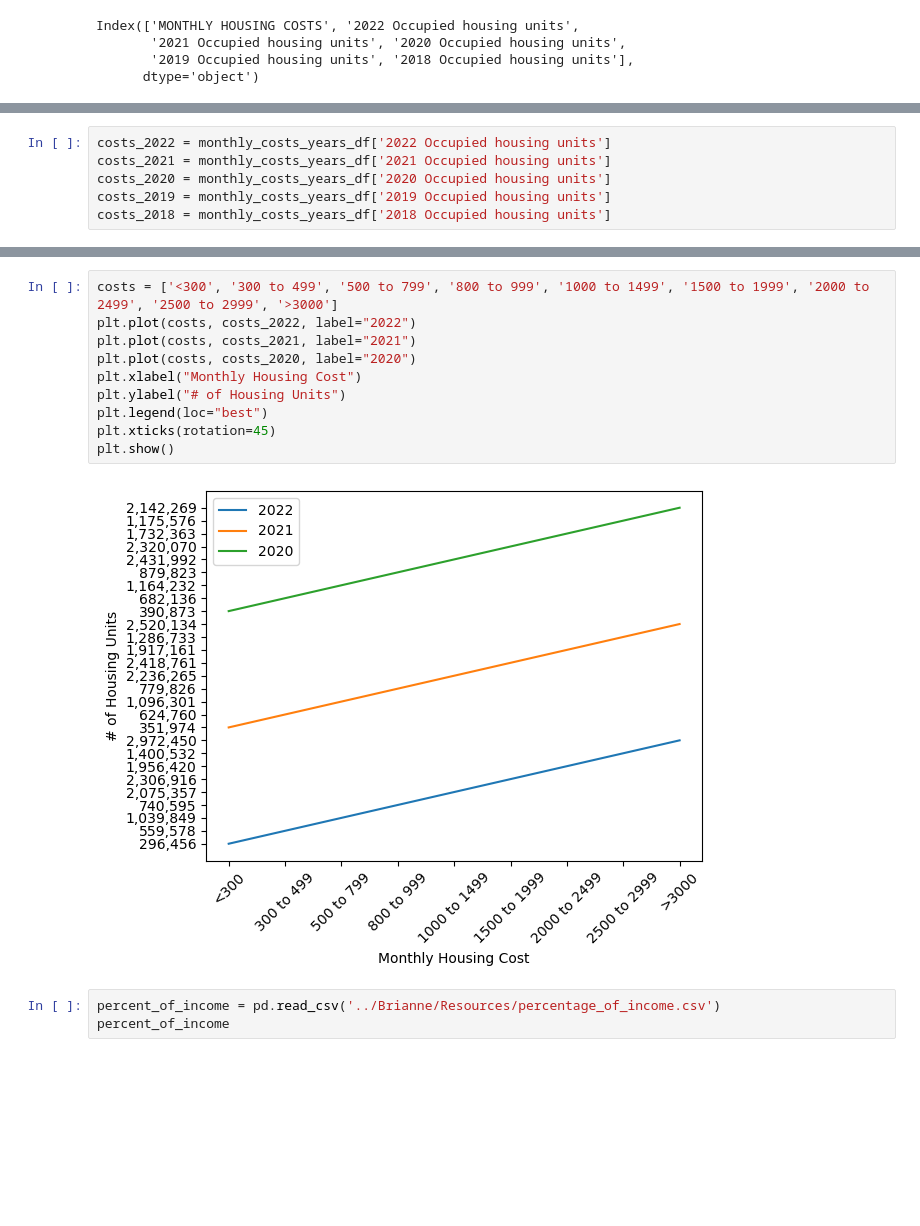
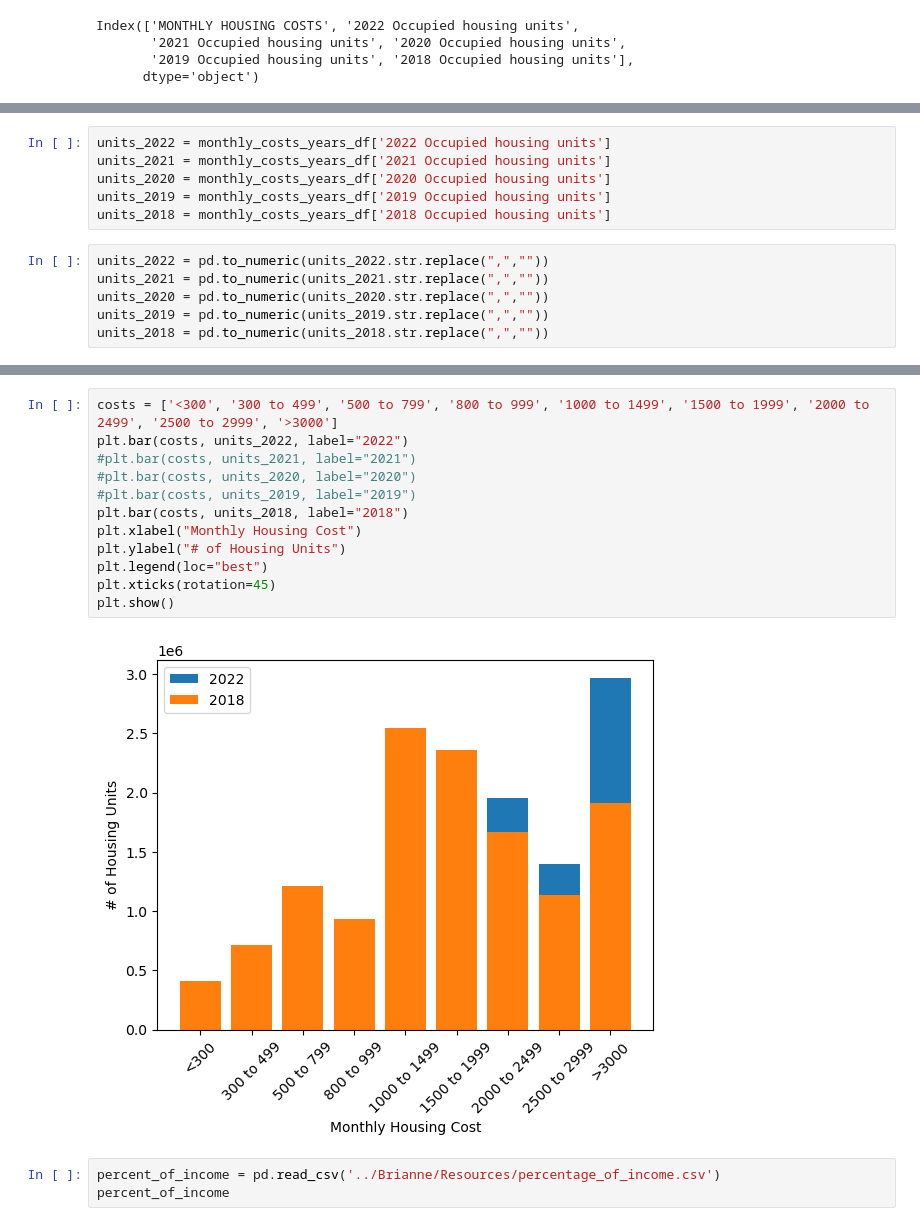
Before and after one commit to Xelven001/project_1_grp_2, a Jupyter notebook: Brianne/analysis_cleanup.ipynb, the cells around one changed output, grey strips where cells are left out. Drawn from its saved outputs; the diff is of its cells as text; blank space fills up the shorter version.

```diff
--- a/Brianne/analysis_cleanup.ipynb
+++ b/Brianne/analysis_cleanup.ipynb
@@ -142,6 +192,12 @@ monthly_costs_years_df.set_index('MONTHLY HOUSING COSTS')
 # %%
-costs_2022 = monthly_costs_years_df['2022 Occupied housing units']
-costs_2021 = monthly_costs_years_df['2021 Occupied housing units']
-costs_2020 = monthly_costs_years_df['2020 Occupied housing units']
-costs_2019 = monthly_costs_years_df['2019 Occupied housing units']
-costs_2018 = monthly_costs_years_df['2018 Occupied housing units']
+units_2022 = monthly_costs_years_df['2022 Occupied housing units']
+units_2021 = monthly_costs_years_df['2021 Occupied housing units']
+units_2020 = monthly_costs_years_df['2020 Occupied housing units']
+units_2019 = monthly_costs_years_df['2019 Occupied housing units']
+units_2018 = monthly_costs_years_df['2018 Occupied housing units']
+# %%
+units_2022 = pd.to_numeric(units_2022.str.replace(",",""))
+units_2021 = pd.to_numeric(units_2021.str.replace(",",""))
+units_2020 = pd.to_numeric(units_2020.str.replace(",",""))
+units_2019 = pd.to_numeric(units_2019.str.replace(",",""))
+units_2018 = pd.to_numeric(units_2018.str.replace(",",""))
@@ -148,15 +228,17 @@ costs_2018 = monthly_costs_years_df['2018 Occupied housing units']
 # %%
 costs = ['<300', '300 to 499', '500 to 799', '800 to 999', '1000 to 1499', '1500 to 1999', '2000 to 2499', '2500 to 2999', '>3000']
-plt.plot(costs, costs_2022, label="2022")
-plt.plot(costs, costs_2021, label="2021")
-plt.plot(costs, costs_2020, label="2020")
+plt.bar(costs, units_2022, label="2022")
+#plt.bar(costs, units_2021, label="2021")
+#plt.bar(costs, units_2020, label="2020")
+#plt.bar(costs, units_2019, label="2019")
+plt.bar(costs, units_2018, label="2018")
 plt.xlabel("Monthly Housing Cost")
 plt.ylabel("# of Housing Units")
 plt.legend(loc="best")
 plt.xticks(rotation=45)
 plt.show()
 # %% [output]
-[figure, old version]
+[figure, new version]
 # %%
 percent_of_income = pd.read_csv('../Brianne/Resources/percentage_of_income.csv')
 percent_of_income
```
Also changed, not shown: parts of 10 cells of this notebook.
